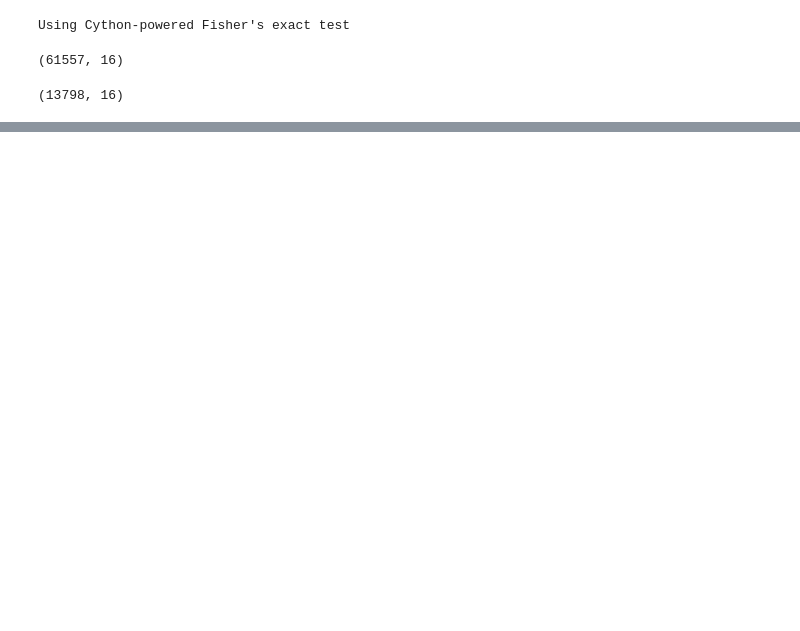
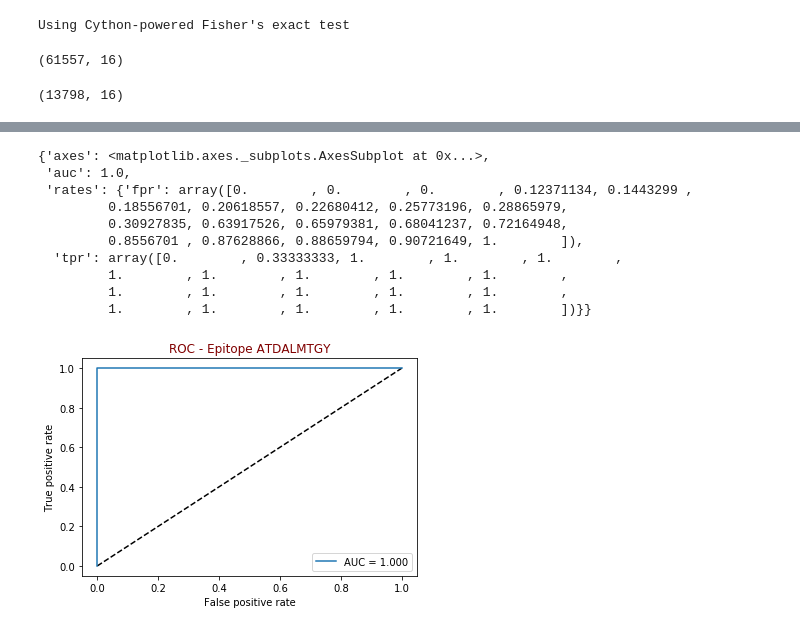
Before and after one commit to antigenomics/vdjdb-classifier-benchmark, a Jupyter notebook: tcrdist/tcrdist.ipynb, the cells around one changed output, grey strips where cells are left out. Cells and saved outputs as stored; diff of their text form; code cells hidden in the pictures; blank space fills up the shorter version.

```diff
--- a/tcrdist/tcrdist.ipynb
+++ b/tcrdist/tcrdist.ipynb
@@ -81,0 +86,7 @@ tr.cell_df
+# %%
+# these columns will determine duplicates
+tr.index_cols = ['epitope', 'cdr3_b_aa', 'cdr1_b_aa', 'cdr2_b_aa', 'pmhc_b_aa', 'v_b_gene', 'j_b_gene']
+# %%
+# this clearly does not work and I need to manualy add a column 'count'
+tr.cell_df['count'] = 1
+tr.deduplicate()
@@ -81,0 +187,6 @@ tr.cell_df
+# %%
+target_epitope = tr.clone_df['epitope'].iloc[0]
+other_epitopes = list(set(tr.clone_df['epitope'].values) - set(target_epitope))
+# %%
+proxy = TCRproximity(tr, target_epitope, other_epitopes,
+                 nn_percentile=100, chain='beta', cdrs='cdr3', subjects_folds=None)
@@ -81,0 +200,14 @@ tr.cell_df
+# %%
+proxy.plot_ROC()
+# %% [output]
+{'axes': <matplotlib.axes._subplots.AxesSubplot at 0x...>,
+ 'auc': 1.0,
+ 'rates': {'fpr': array([0.        , 0.        , 0.        , 0.12371134, 0.1443299 ,
+         0.18556701, 0.20618557, 0.22680412, 0.25773196, 0.28865979,
+         0.30927835, 0.63917526, 0.65979381, 0.68041237, 0.72164948,
+         0.8556701 , 0.87628866, 0.88659794, 0.90721649, 1.        ]),
+  'tpr': array([0.        , 0.33333333, 1.        , 1.        , 1.        ,
+         1.        , 1.        , 1.        , 1.        , 1.        ,
+         1.        , 1.        , 1.        , 1.        , 1.        ,
+         1.        , 1.        , 1.        , 1.        , 1.        ])}}
+[figure, added]
```
Also changed, not shown: parts of 16 cells of this notebook.
